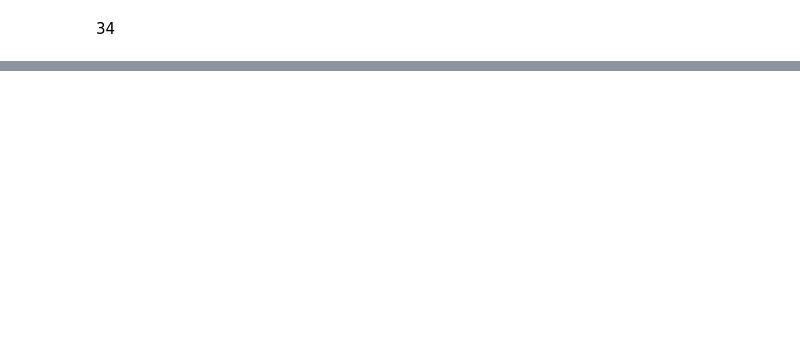
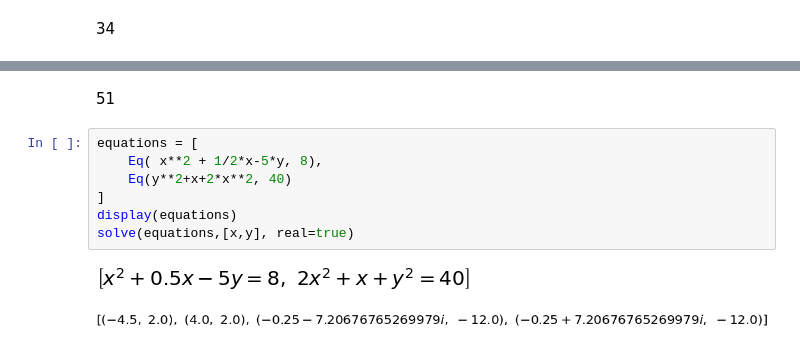
Before and after one commit to olgashlyakhtova2000/firstName, a Jupyter notebook: Задание9.ipynb, the cells around one changed output, grey strips where cells are left out. Saved outputs shown, nothing was run; the diff lists cells and outputs as text; blank space fills up the shorter version.

```diff
--- a/Задание9.ipynb
+++ b/Задание9.ipynb
@@ -341,0 +383,12 @@ $\displaystyle \left(-\infty, -4\right) \cup \left(-2, 2\right) \cup \left(4, \i
+# %% [markdown]
+51
+# %%
+equations = [
+    Eq( x**2 + 1/2*x-5*y, 8),
+    Eq(y**2+x+2*x**2, 40)
+]
+display(equations)
+solve(equations,[x,y], real=true)
+# %% [output]
+[figure, added]
+[figure, added]
```
Also changed, not shown: parts of 64 cells of this notebook.
